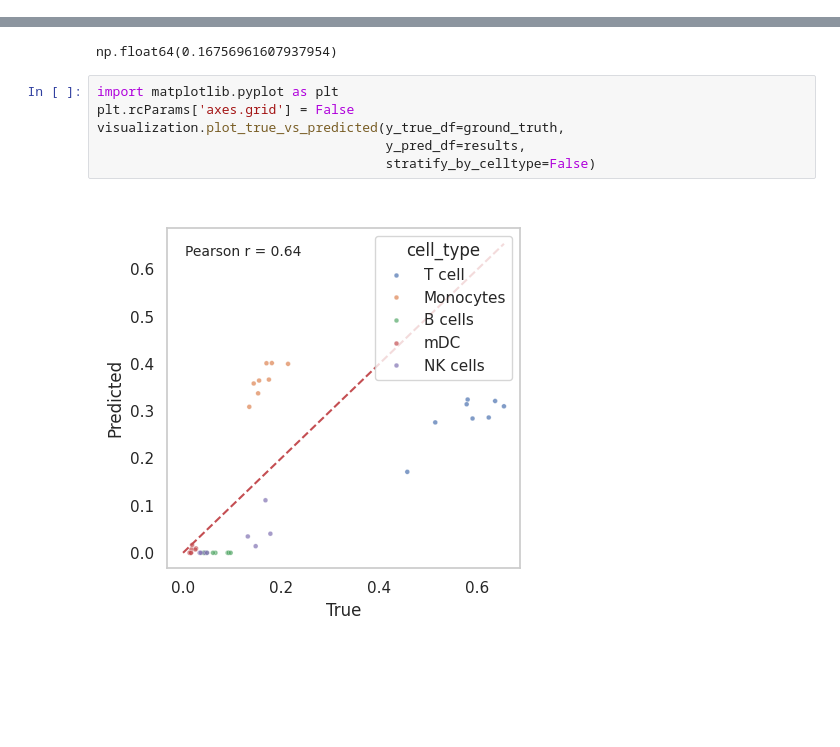
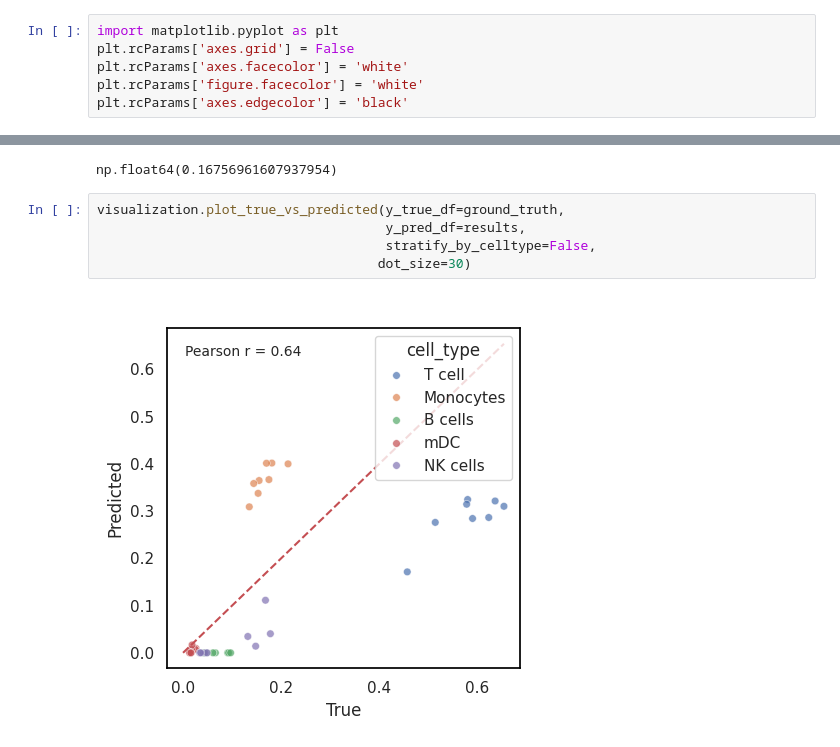
Before and after one commit to Eastmanmd/DECONVersation, a Jupyter notebook: tutorials/run_deconversation_on_bulk_geneformer.ipynb, the cells around one changed output, grey strips where cells are left out. Cells and saved outputs as stored; diff of their text form; blank space fills up the shorter version.

```diff
--- a/tutorials/run_deconversation_on_bulk_geneformer.ipynb
+++ b/tutorials/run_deconversation_on_bulk_geneformer.ipynb
@@ -21,3 +24,9 @@ scVI successfully imported.
+# %%
+import matplotlib.pyplot as plt
+plt.rcParams['axes.grid'] = False
+plt.rcParams['axes.facecolor'] = 'white'
+plt.rcParams['figure.facecolor'] = 'white'
+plt.rcParams['axes.edgecolor'] = 'black'
 # %% [markdown]
 #### Step 1: Load data
 # %% [markdown]
@@ -270,10 +254,9 @@ evaluation.compute_rmse(true_df=ground_truth, pred_df=results)
 # %% [output]
 np.float64(0.16756961607937954)
 # %%
-import matplotlib.pyplot as plt
-plt.rcParams['axes.grid'] = False
 visualization.plot_true_vs_predicted(y_true_df=ground_truth,
                                      y_pred_df=results,
-                                     stratify_by_celltype=False)
+                                     stratify_by_celltype=False,
+                                    dot_size=30)
 # %% [output]
-[figure, old version]
+[figure, new version]
```
Also changed, not shown: parts of 12 cells of this notebook, 1 other file.
